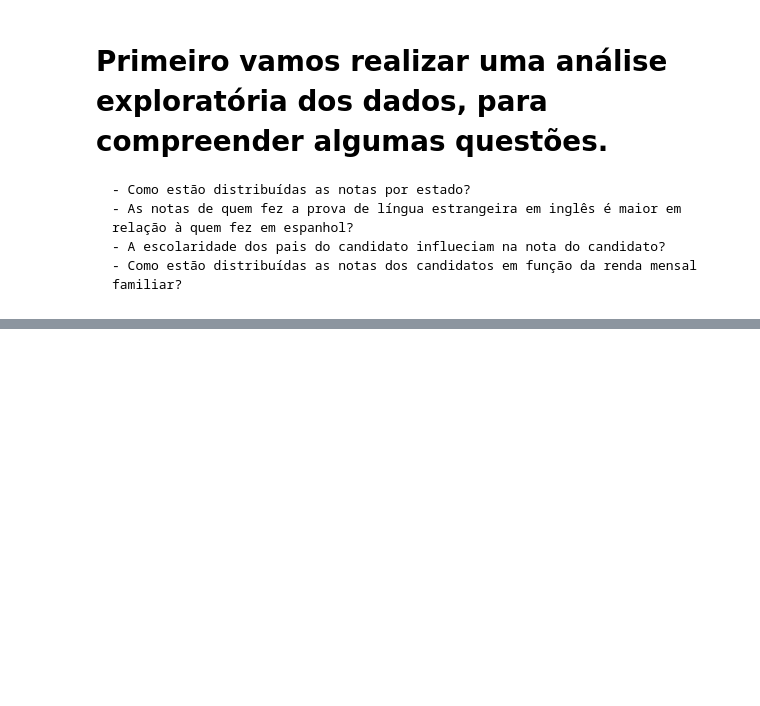
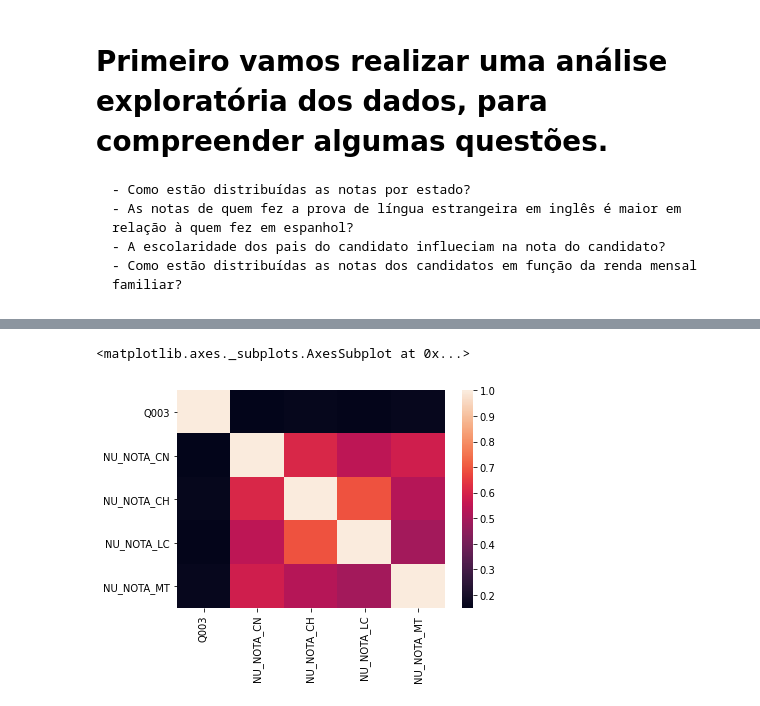
Before and after one commit to guilherme-fuzi/desafio-enem2016, a Jupyter notebook: enem2016.ipynb, the cells around one changed output, grey strips where cells are left out. Cells and saved outputs as stored; diff of their text form; code cells hidden in the pictures; blank space fills up the shorter version.

```diff
--- a/enem2016.ipynb
+++ b/enem2016.ipynb
@@ -29,0 +99,3 @@ df.shape
+# %%
+df_notas_renda = df[['Q003', 'NU_NOTA_CN', 'NU_NOTA_CH', 'NU_NOTA_LC', 'NU_NOTA_MT']]
+df_notas_renda
@@ -29,0 +126,4 @@ df.shape
+# %%
+enconding_renda = {'A': 0, 'B': 1, 'C': 2, 'D': 3, 'E': 4, 'F': 5}
+# %%
+df_notas_renda.loc[:, ('Q003')].replace(enconding_renda, inplace=True)
@@ -30,3 +151,8 @@ df.shape
+# %%
+sns.heatmap(df_notas_renda.corr())
+# %% [output]
+<matplotlib.axes._subplots.AxesSubplot at 0x...>
+[figure, added]
 # %%
 len(df.columns)
 # %%
```
Also changed, not shown: parts of 14 cells of this notebook.
